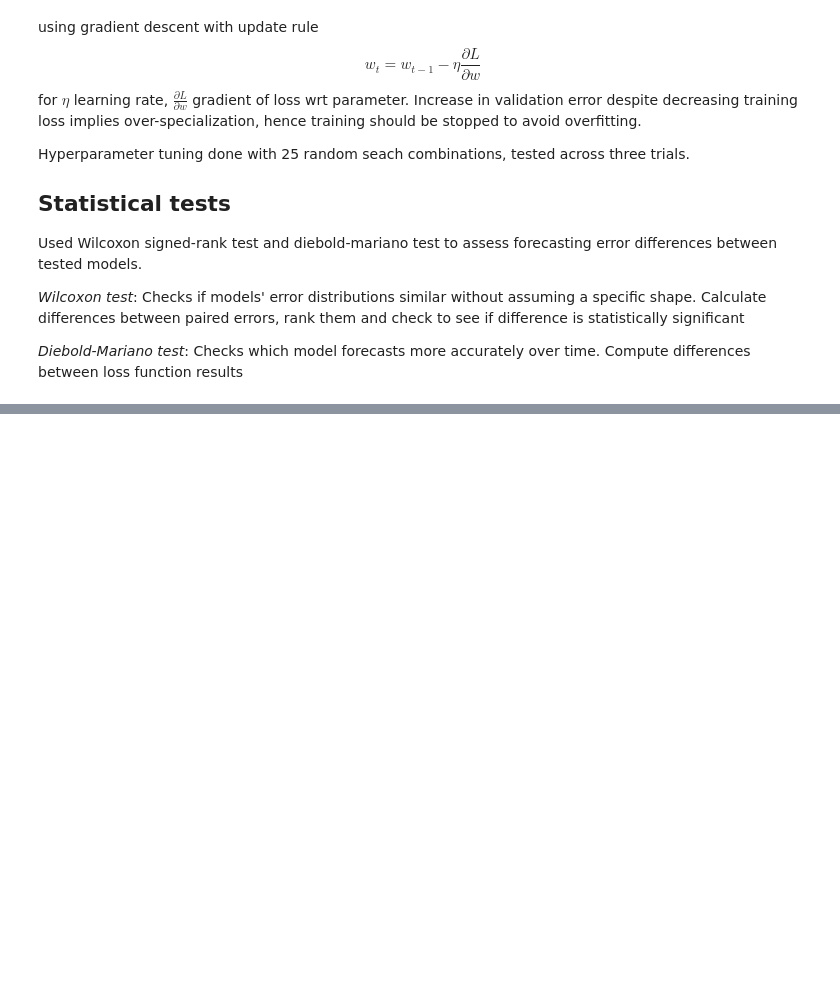
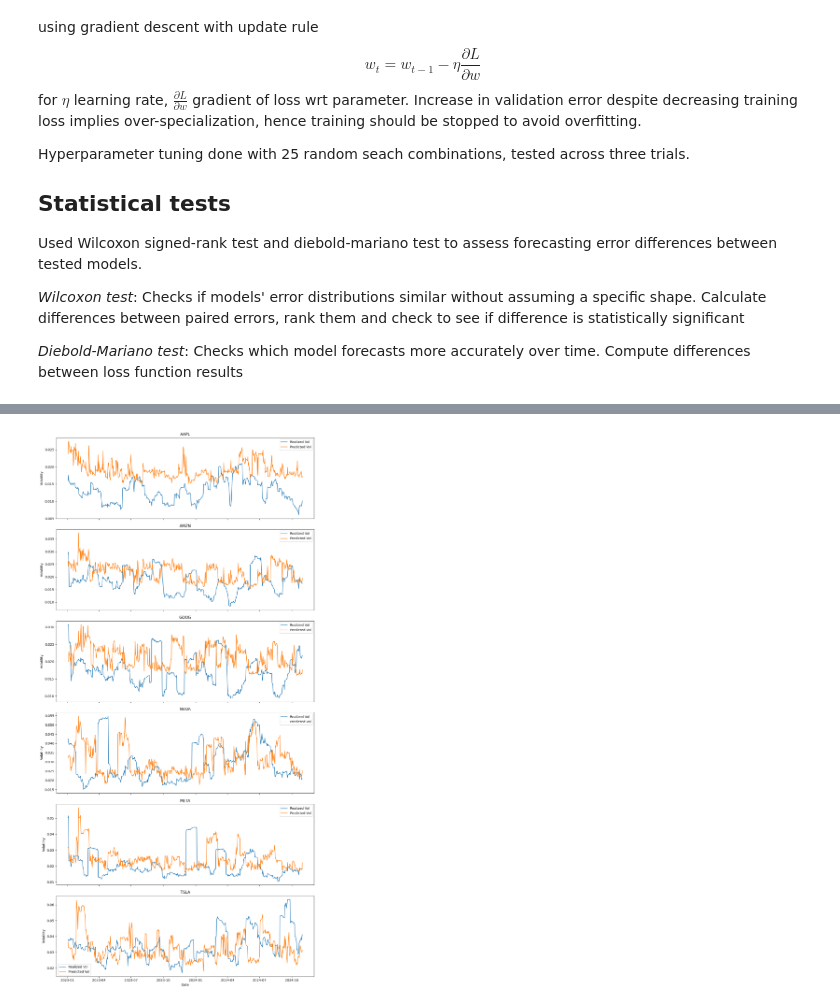
Before and after one commit to abkis/erdos-2026-volatility-models, a Jupyter notebook: notes/ML model/notes.ipynb, the cells around one changed output, grey strips where cells are left out. Saved outputs shown, nothing was run; the diff lists cells and outputs as text; code cells hidden in the pictures; blank space fills up the shorter version.

```diff
--- a/notes/ML model/notes.ipynb
+++ b/notes/ML model/notes.ipynb
@@ -160,0 +352,15 @@ Used Wilcoxon signed-rank test and diebold-mariano test to assess forecasting er
+# %%
+# random forest
+from sklearn.ensemble import RandomForestRegressor
+
+rf = RandomForestRegressor(
+    n_estimators=500,
+    max_depth=8,
+    min_samples_leaf=20,
+    random_state=42,
+    n_jobs=-1
+)
+
+rf.fit(X_train, y_train)
+
+pred = rf.predict(X_test)
@@ -160,0 +374,5 @@ Used Wilcoxon signed-rank test and diebold-mariano test to assess forecasting er
+# %%
+results = meta_test.copy()
+results['predicted_vol'] = pred
+results['realized_vol'] = y_test.values
+results.head()
@@ -160,0 +386,26 @@ Used Wilcoxon signed-rank test and diebold-mariano test to assess forecasting er
+# %%
+results = results.sort_values('Date')
+
+fig, axes = plt.subplots(len(stock_names), 1, figsize=(12, 4 * len(stock_names)), sharex=True)
+
+if len(stock_names) == 1:
+    axes = [axes]
+
+for i, name in enumerate(stock_names):
+    ax = axes[i]
+
+    stock_data = results[results["Symbol"] == name].dropna(subset=["realized_vol", "predicted_vol"])
+
+    ax.plot(stock_data["Date"], stock_data["realized_vol"], label="Realized Vol")
+    ax.plot(stock_data["Date"], stock_data["predicted_vol"], label="Predicted Vol")
+
+    ax.set_title(name)
+    ax.set_ylabel("Volatility")
+    ax.legend()
+
+axes[-1].set_xlabel("Date")
+
+plt.tight_layout()
+plt.show()
+# %% [output]
+[figure, added]
```
Also changed, not shown: parts of 20 cells of this notebook.
